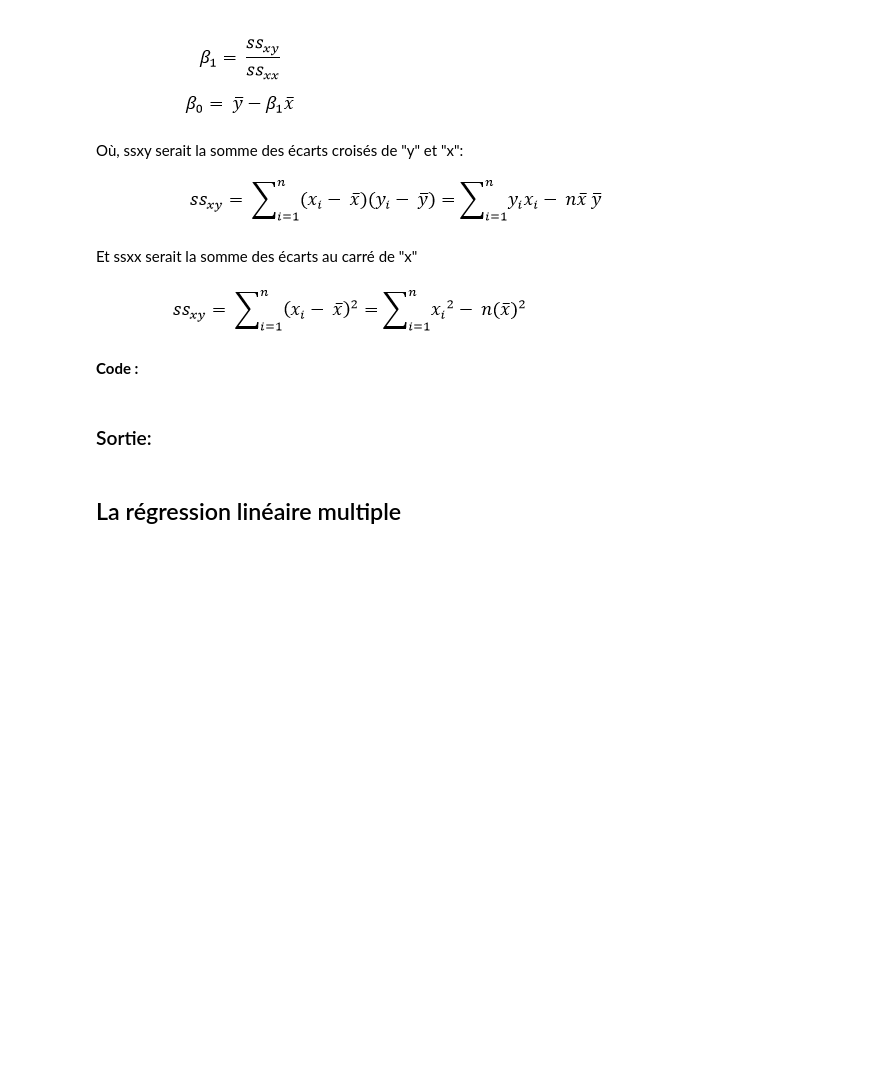
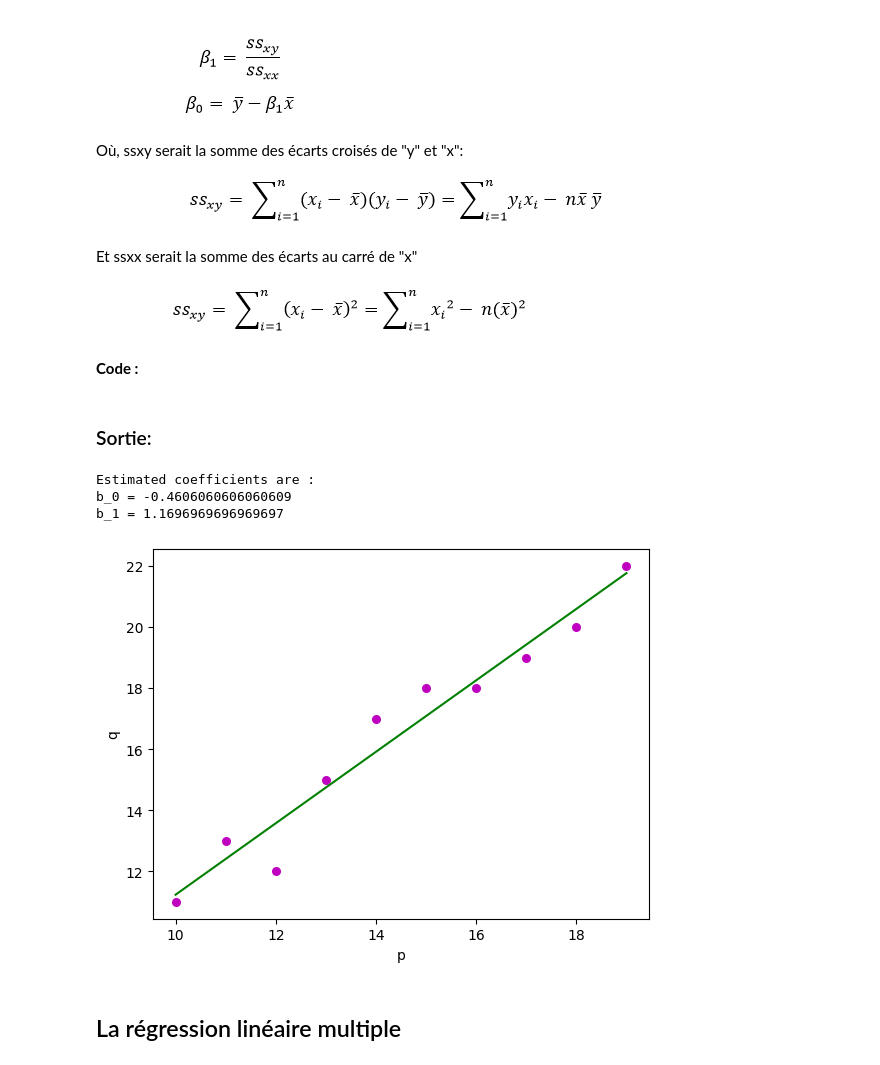
Before and after one commit to meeedbkr/MACHINE-LEARNING-MST-IMSC, a Jupyter notebook: notebooks/ML_TP1.ipynb, the cells around one changed output. Drawn from its saved outputs; the diff is of its cells as text; code cells hidden in the pictures; blank space fills up the shorter version.

```diff
--- a/notebooks/ML_TP1.ipynb
+++ b/notebooks/ML_TP1.ipynb
@@ -94,10 +94,52 @@ Et ssxx serait la somme des écarts au carré de "x"
 **Code :**
 # %%
 #code
+import numpy as np
+import matplotlib.pyplot as plt
+
+def estimate_coeff(p, q):
+    n1 = np.size(p)
+    m_p = np.mean(p)
+    m_q = np.mean(q)
+
+    SS_pq = np.sum(q * p) - n1 * m_q * m_p
+    SS_pp = np.sum(p * p) - n1 * m_p * m_p
+
+    b_1 = SS_pq / SS_pp
+    b_0 = m_q - b_1 * m_p
+
+    return (b_0, b_1)
+
+def plot_regression_line(p, q, b):
+    plt.scatter(p, q, color="m", marker="o", s=30)
+
+    q_pred = b[0] + b[1] * p
+    plt.plot(p, q_pred, color="g")
+
+    plt.xlabel('p')
+    plt.ylabel('q')
+
+    plt.show()
+
+def main():
+    p = np.array([10, 11, 12, 13, 14, 15, 16, 17, 18, 19])
+    q = np.array([11, 13, 12, 15, 17, 18, 18, 19, 20, 22])
+
+    b = estimate_coeff(p, q)
+    print("Estimated coefficients are :\nb_0 = {}\nb_1 = {}".format(b[0], b[1]))
+
+    plot_regression_line(p, q, b)
 # %% [markdown]
 ### Sortie:
 # %%
 #sortie
+if __name__ == "__main__":
+    main()
+# %% [output]
+Estimated coefficients are :
+b_0 = -0.4606060606060609
+b_1 = 1.1696969696969697
+[figure, added]
 # %% [markdown]
 ## La régression linéaire multiple
 # %% [markdown]
```
Also changed, not shown: parts of 60 cells of this notebook.
